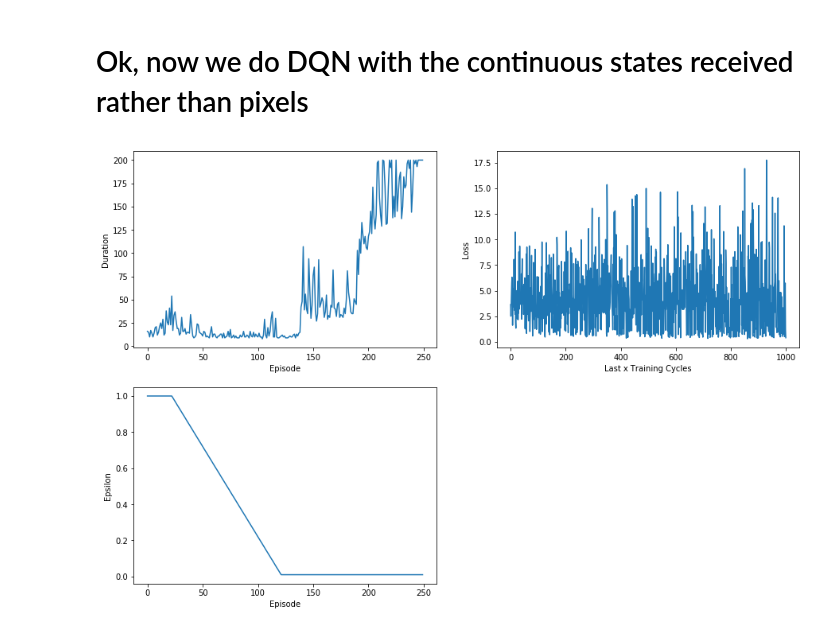
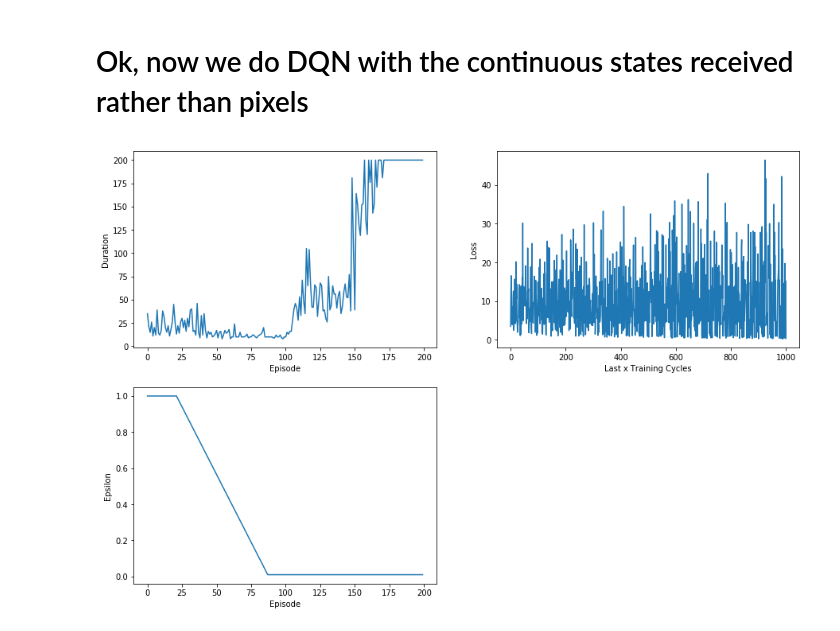
Before and after one commit to whathelll/Reinforcement-Learning, a Jupyter notebook: DQN/4-CartpoleDuelingDQN.ipynb, the cells around one changed output. Cells and saved outputs as stored; diff of their text form; code cells hidden in the pictures.

```diff
--- a/DQN/4-CartpoleDuelingDQN.ipynb
+++ b/DQN/4-CartpoleDuelingDQN.ipynb
@@ -159,13 +195,13 @@ DQNLinear (
 import copy
 class DQNLinearLearner(object):
     def __init__(self, env=None, double_Q=False):
-        self.env = env
-        self.epsilon = Epsilon(start=1.0, end=0.01, update_increment=0.01)
+        self.env = gym.make("CartPole-v0")
+        self.epsilon = Epsilon(start=1.0, end=0.01, update_increment=0.015)
         self.gamma = 0.99
         self.train_q_per_step = 4
         self.train_q_batch_size = 256
         self.steps_before_training = 500
-        self.target_q_update_frequency = 200
+        self.target_q_update_frequency = 100
 
         self.memory = ReplayMemory(capacity=10000)
         self.Q = DQNLinear()
@@ -202,6 +238,7 @@ class DQNLinearLearner(object):
         self.s = self.env.reset()
 
     def train(self, nb_episodes=1, display=None):
+        self.env = gym.make("CartPole-v0")
         self.epsilon.isTraining = True
         step = 0
 
@@ -228,13 +265,15 @@ class DQNLinearLearner(object):
                 if step % self.target_q_update_frequency == 0 and step > self.steps_before_training:
                     self.update_target_q()
 
+                if display is not None and step % 100 == 0:
+                    display(self)
+
             if step > self.steps_before_training:
                 self.epsilon.increment() # increment epsilon per episode
 #             print("Episode reward: ", episode_reward)
             self.episode_rewards.append(episode_reward)
             self.epsilon_log.append(self.epsilon.value())
-            if display is not None and step % 100 == 0:
-                display(self)
+
         if display is not None:
             display(self)
 
@@ -281,6 +320,7 @@ class DQNLinearLearner(object):
         self.Qt = copy.deepcopy(self.Q)
 
     def run(self):
+        self.env = gym.make("CartPole-v0")
         self.reset()
         self.epsilon.isTraining = False
 #         self.env.render()
@@ -292,33 +332,33 @@ class DQNLinearLearner(object):
             episode_reward += r
             self.s = s_1
 
             if done:
                 break;
 
-        self.env.render(close=True)
+        self.env.close()
         print("Total Reward: ", episode_reward)
 
 env = gym.make("CartPole-v0")
 learner = DQNLinearLearner(env, double_Q=True)
 
 def show_chart(learner):
     plt.figure(figsize=(15,10))
     plt.subplot(2, 2, 1)
     plt.xlabel('Episode')
     plt.ylabel('Duration')
     plt.plot(learner.episode_rewards)
     plt.subplot(2, 2, 2)
     plt.xlabel('Last x Training Cycles')
     plt.ylabel('Loss')
     plt.plot(list(learner.l_tq_squared_error))
     plt.subplot(2, 2, 3)
     plt.xlabel('Episode')
     plt.ylabel('Epsilon')
     plt.plot(list(learner.epsilon_log))
     display.clear_output(wait=True)
     display.display(plt.gcf())
 
-%time learner.train(250, show_chart)
+%time learner.train(200, show_chart)
 # learner.train(1)
 # %% [output]
-[figure, old version]
+[figure, new version]
```
Also changed, not shown: parts of 5 cells of this notebook, 2 other files.
